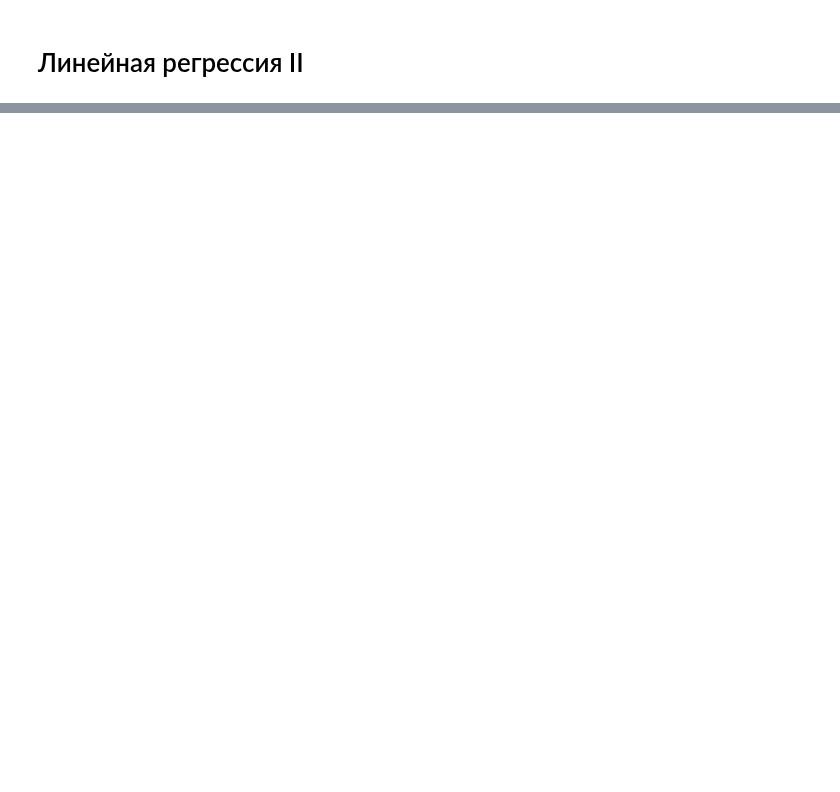
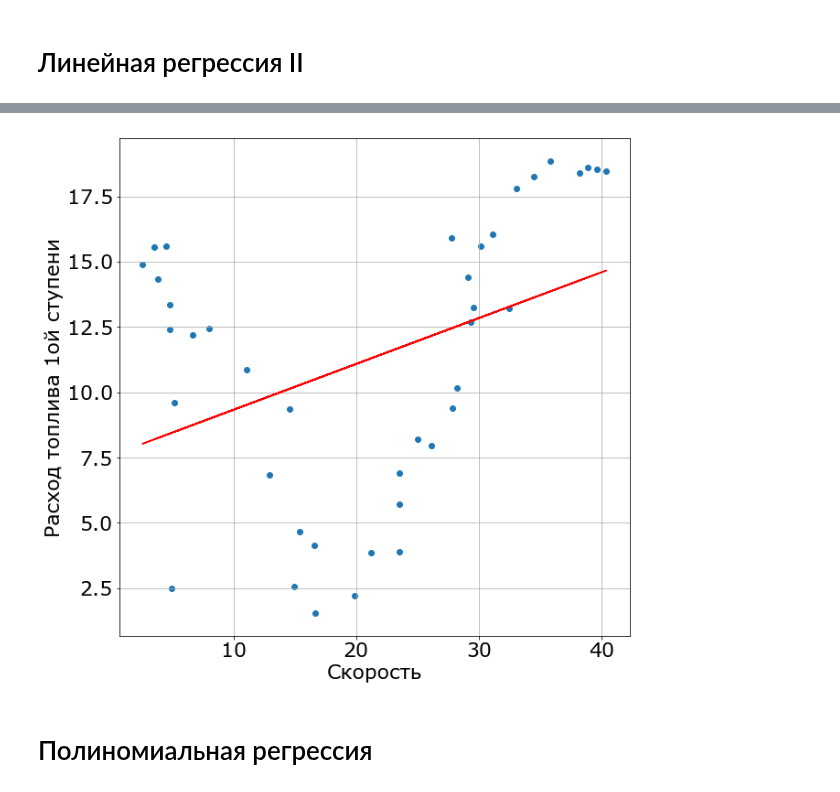
Before and after one commit to mts-machines-learn/ml-course-dec2019, a Jupyter notebook: 5. Линейная регрессия ll/Regression_2.ipynb, the cells around one changed output, grey strips where cells are left out. Saved outputs shown, nothing was run; the diff lists cells and outputs as text; code cells hidden in the pictures; blank space fills up the shorter version.

```diff
--- a/5. Линейная регрессия ll/Regression_2.ipynb
+++ b/5. Линейная регрессия ll/Regression_2.ipynb
@@ -111,0 +424,7 @@ A Jupyter Widget
+# %%
+def gradient_descent(Theta, X, y, alpha, iters):
+    theta = Theta
+    for i in range (iters):
+        theta = theta - alpha * gradient_function(theta, X, y)
+
+    return theta
@@ -499,26 +568,0 @@ def gradient_function(theta, X_m, y):
-# %%
-def gradient_descent(theta_init, X_m, y, alpha, iters):
-    # Лучше всего использовать функцию gradient_function для
-    # нахождения градиента, чем пересчитывать его еще раз
-
-    # И еше я прошу перед тем как изменить значение theta, сохранять в массиве theta_old.
-    #предыдущий вектор
-    # Например, i это счетчик цикла.
-    # Тогда вектор theta можно сохранить как theta_old[i,:] = theta
-
-    theta = theta_init
-    N, m = X_m.shape
-    theta_old = np.zeros((iters, m))
-
-    #***********************************************************************
-
-    for i in range (0, iters):
-        theta_old[i, :] = theta
-        theta = theta - (alpha * gradient_function(theta, X_m, y))
-
-
-    #***********************************************************************
-
-    return theta, theta_old
-
-#check_gradient_descent(gradient_descent)
@@ -524,0 +668,13 @@ def gradient_descent(theta_init, X_m, y, alpha, iters):
+# %%
+lin_theta = np.array([0.0, 0.0])
+
+alpha = 0.001
+iters = 10000
+X_wo = np.column_stack([np.ones_like(X_train), X_train])
+lin_theta_opt = gradient_descent(lin_theta, X_wo, y_train, alpha, iters)
+# %%
+visualize_prediction(X_train, y_train, linear_function(X_wo, lin_theta_opt))
+# %% [output]
+[figure, added]
+# %% [markdown]
+# Полиномиальная регрессия
```
Also changed, not shown: parts of 199 cells of this notebook, 3 other files.
